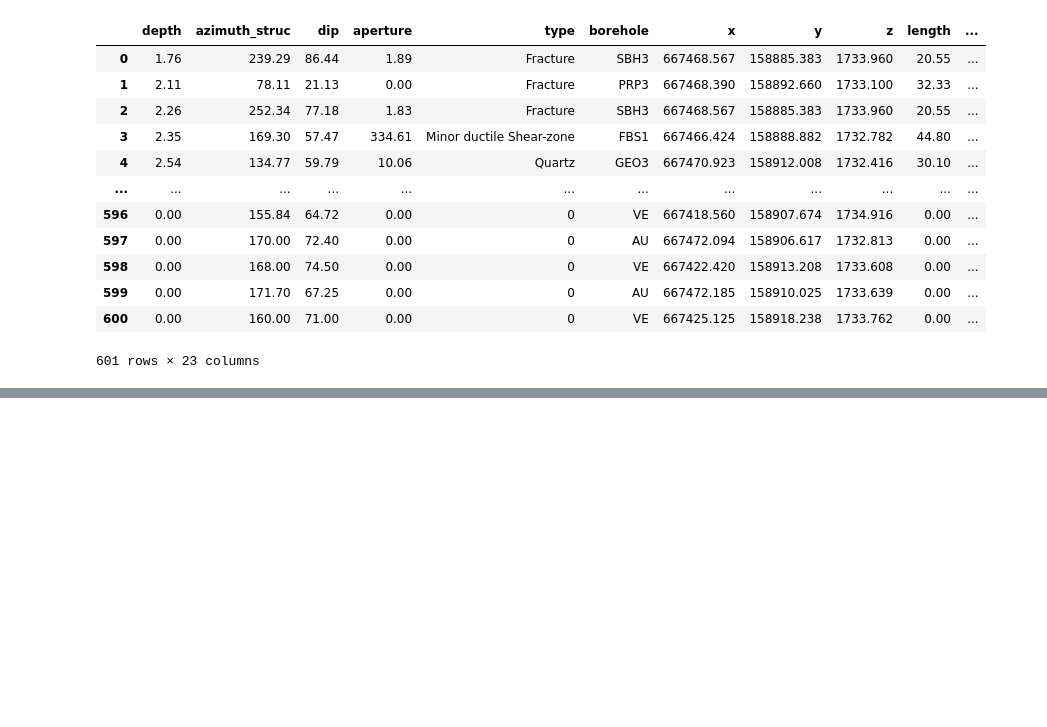
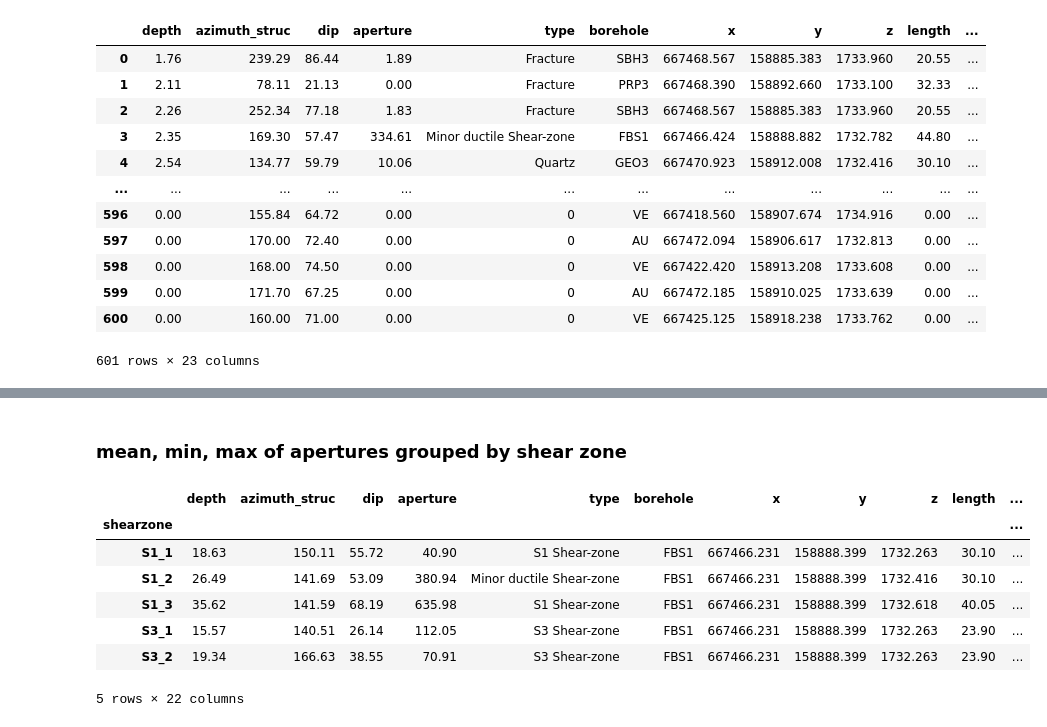
Before and after one commit to zhang-cugb/mastersproject, a Jupyter notebook: src/mastersproject/GTS/Method prototypes/combine all data.ipynb, the cells around one changed output, grey strips where cells are left out. Drawn from its saved outputs; the diff is of its cells as text; code cells hidden in the pictures; blank space fills up the shorter version.

```diff
--- a/src/mastersproject/GTS/Method prototypes/combine all data.ipynb
+++ b/src/mastersproject/GTS/Method prototypes/combine all data.ipynb
@@ -61,0 +84,13 @@ structures
+# %% [markdown]
+### mean, min, max of apertures grouped by shear zone
+# %%
+strc.groupby('shearzone').min()
+# %% [output]
+|  | depth | azimuth_struc | dip | aperture | type | borehole | x | y | z | length | ... |
+| shearzone |  |  |  |  |  |  |  |  |  |  | ... |
+| S1_1 | 18.63 | 150.11 | 55.72 | 40.90 | S1 Shear-zone | FBS1 | 667466.231 | 158888.399 | 1732.263 | 30.10 | ... |
+| S1_2 | 26.49 | 141.69 | 53.09 | 380.94 | Minor ductile Shear-zone | FBS1 | 667466.231 | 158888.399 | 1732.416 | 30.10 | ... |
+| S1_3 | 35.62 | 141.59 | 68.19 | 635.98 | S1 Shear-zone | FBS1 | 667466.231 | 158888.399 | 1732.618 | 40.05 | ... |
+| S3_1 | 15.57 | 140.51 | 26.14 | 112.05 | S3 Shear-zone | FBS1 | 667466.231 | 158888.399 | 1732.263 | 23.90 | ... |
+| S3_2 | 19.34 | 166.63 | 38.55 | 70.91 | S3 Shear-zone | FBS1 | 667466.231 | 158888.399 | 1732.263 | 23.90 | ... |
+5 rows × 22 columns
```
Also changed, not shown: parts of 5 cells of this notebook, 3 other files.
